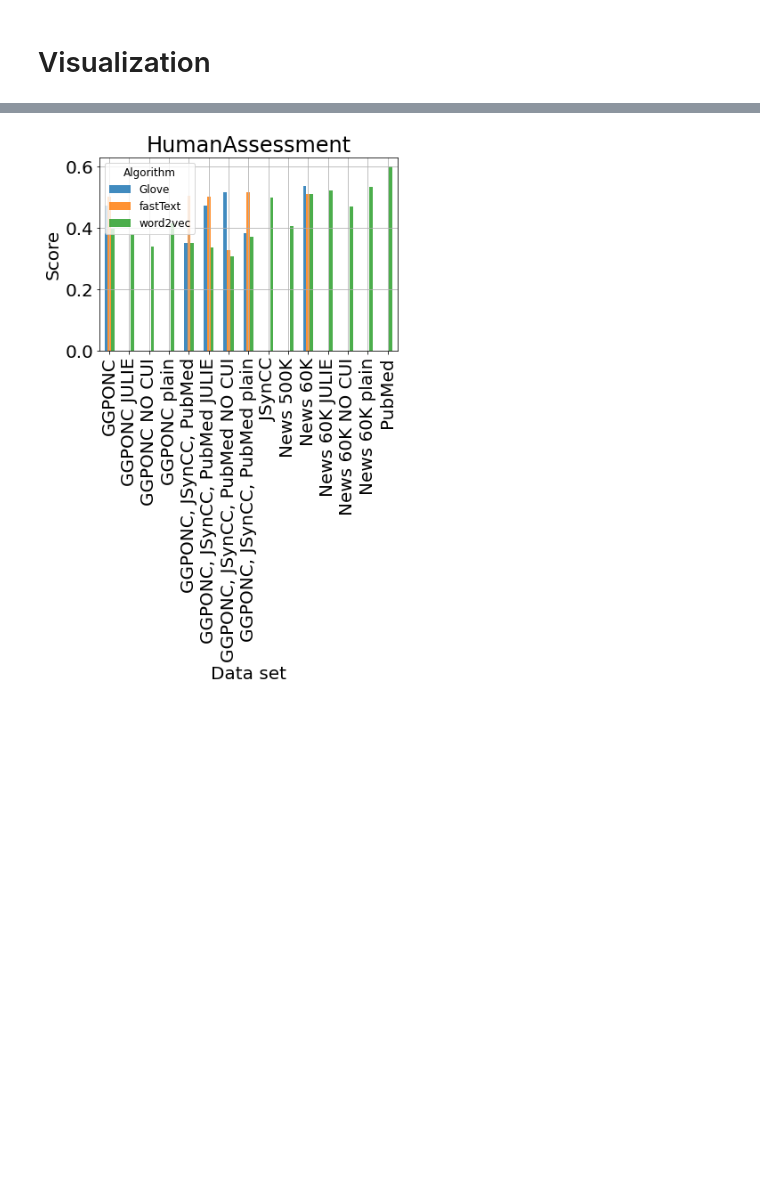
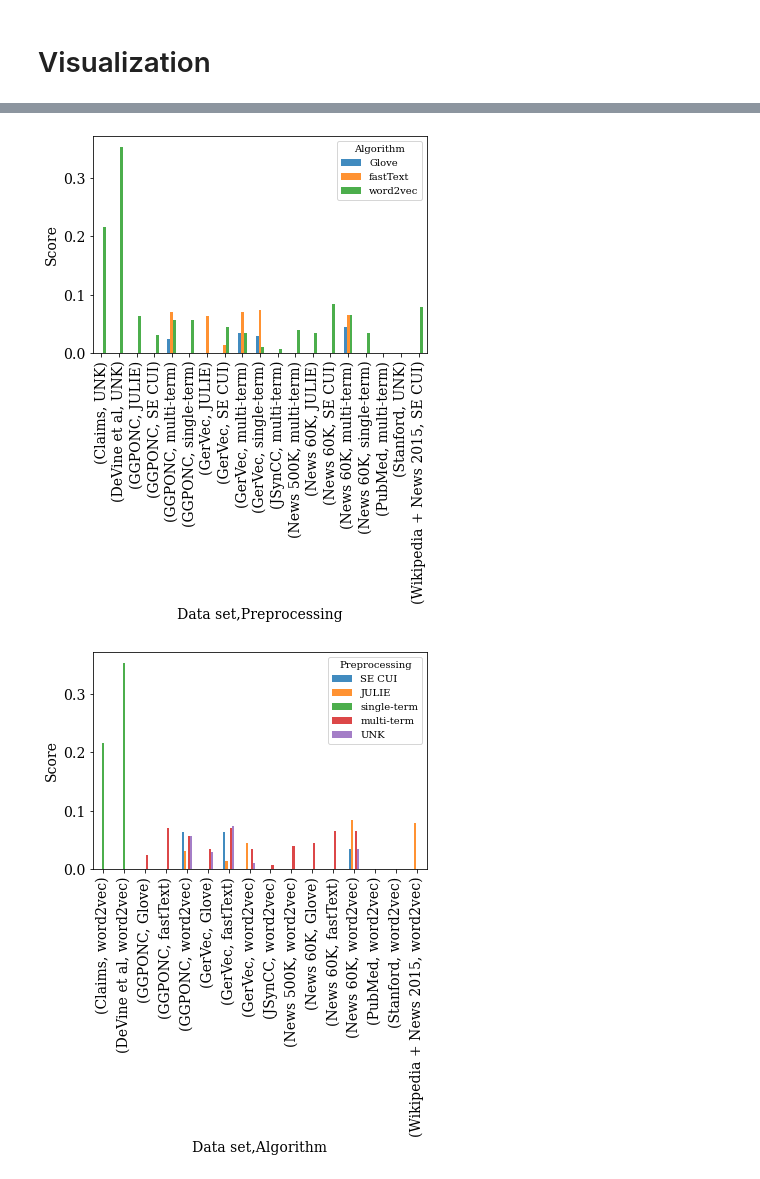
Before and after one commit to LasseKohlmeyer/AML4DHGermanVecs, a Jupyter notebook: Example Pipeline.ipynb, the cells around one changed output, grey strips where cells are left out. Cells and saved outputs as stored; diff of their text form; code cells hidden in the pictures; blank space fills up the shorter version.

Commit message:
worked on plotting

```diff
--- a/Example Pipeline.ipynb
+++ b/Example Pipeline.ipynb
@@ -395,10 +395,15 @@ import matplotlib.pyplot as plt
 from typing import List
 
 
-def plot_single_benchmark(df: pd.DataFrame, benchmark: str, grouping: str, coloring: str, paper_mode: bool = True):
-    df_copy = df[[grouping, coloring, benchmark]]
+def plot_single_benchmark(df: pd.DataFrame, benchmark: str, grouping: List[str], coloring: str, paper_mode: bool = True):
+    if coloring not in grouping:
+        grouping = [*grouping, coloring]
+
+    df_copy = df[[*grouping, benchmark]]
+
     legend_labels = df_copy[coloring].drop_duplicates().iloc[::-1]
-    df_copy = df_copy.set_index([grouping, coloring])
+    df_copy = df_copy.set_index(grouping)
+
     if paper_mode:
         font_size = 14
         legend_size = 10
@@ -415,9 +420,11 @@ def plot_single_benchmark(df: pd.DataFrame, benchmark: str, grouping: str, color
 
     ax = df_copy.unstack().plot(kind="bar", title=title, grid=grid, alpha=0.85, rot=90)
 #     ax.spines['bottom'].set_position('zero')
-    ax.set_xlabel(grouping, fontsize=font_size)
+
+#     ax.set_xlabel(grouping, fontsize=font_size)
     ax.set_ylim(ymin=0)
     ax.set_ylabel("Score", fontsize=font_size)
+
     if len(legend_labels) > 1:
         ax.legend(legend_labels, title=coloring, title_fontsize = legend_size, fontsize = legend_size, loc="best")
     plt.show()
@@ -425,7 +432,7 @@ def plot_single_benchmark(df: pd.DataFrame, benchmark: str, grouping: str, color
     # plot_single_benchmark(df, benchmark="HumanAssessment", grouping="Algorithm", stratification="Data set")
 
 
-def plot_counts(df: pd.DataFrame, x_attribute: str, coloring: List[str], paper_mode: bool=True):
+def plot_counts(df: pd.DataFrame, x_attribute: str, grouping: str, coloring: List[str], paper_mode: bool=True):
     columns = [x_attribute]
     columns.extend(coloring)
     legend_labels = coloring
@@ -446,9 +453,11 @@ def plot_counts(df: pd.DataFrame, x_attribute: str, coloring: List[str], paper_m
     count_df = df[columns].drop_duplicates()
     ax = count_df.plot(x_attribute, coloring, kind="bar", alpha=0.75, title=title, grid=grid)
     ax.set_ylabel("Count score")
-    print(len(legend_labes))
+
     if len(legend_labels) > 1:
         ax.legend(legend_labels, title="Counts", loc="best", title_fontsize = legend_size, fontsize = legend_size)
+    else:
+        ax.get_legend().remove()
     plt.show()
 
     # plot_counts(df, x_attribute="Data set", stratification=["# Concepts"])
@@ -458,8 +467,10 @@ def mean_group_df(df: pd.DataFrame, group: str):
     return df.groupby(group).mean()
     # mean_group_df(df, group="Data set")
 # %%
-plot_single_benchmark(df, benchmark="HumanAssessment", grouping="Data set", coloring="Algorithm", paper_mode=False)
+plot_single_benchmark(df, benchmark="HumanAssessment", grouping=["Data set", "Preprocessing", "Algorithm"], coloring="Algorithm", paper_mode=True)
+plot_single_benchmark(df, benchmark="HumanAssessment", grouping=["Data set", "Algorithm"], coloring="Preprocessing", paper_mode=True)
 # plot_single_benchmark(df, benchmark="CategoryBenchmark", grouping="Algorithm", coloring="Data set", paper_mode=False)
 # %% [output]
-[figure, old version]
+[figure, new version]
+[figure, added]
 # %%
```
Also changed, not shown: parts of 2 cells of this notebook, 1 other file.
